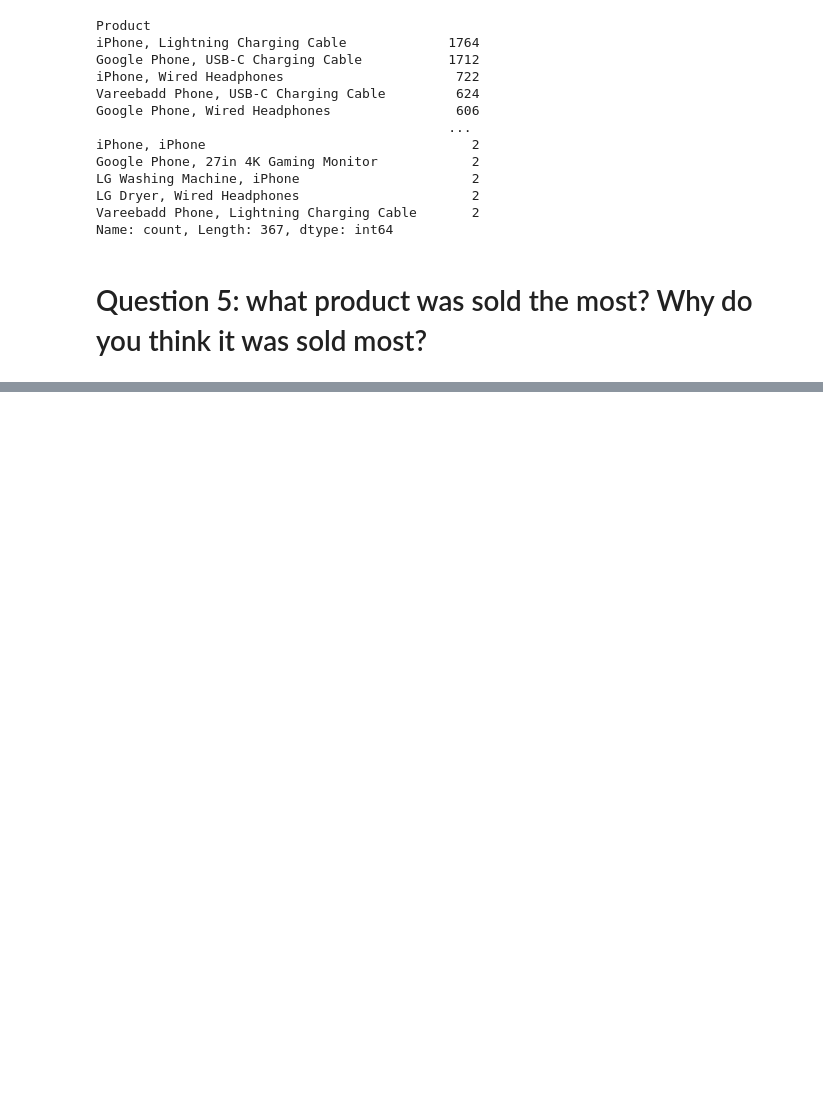
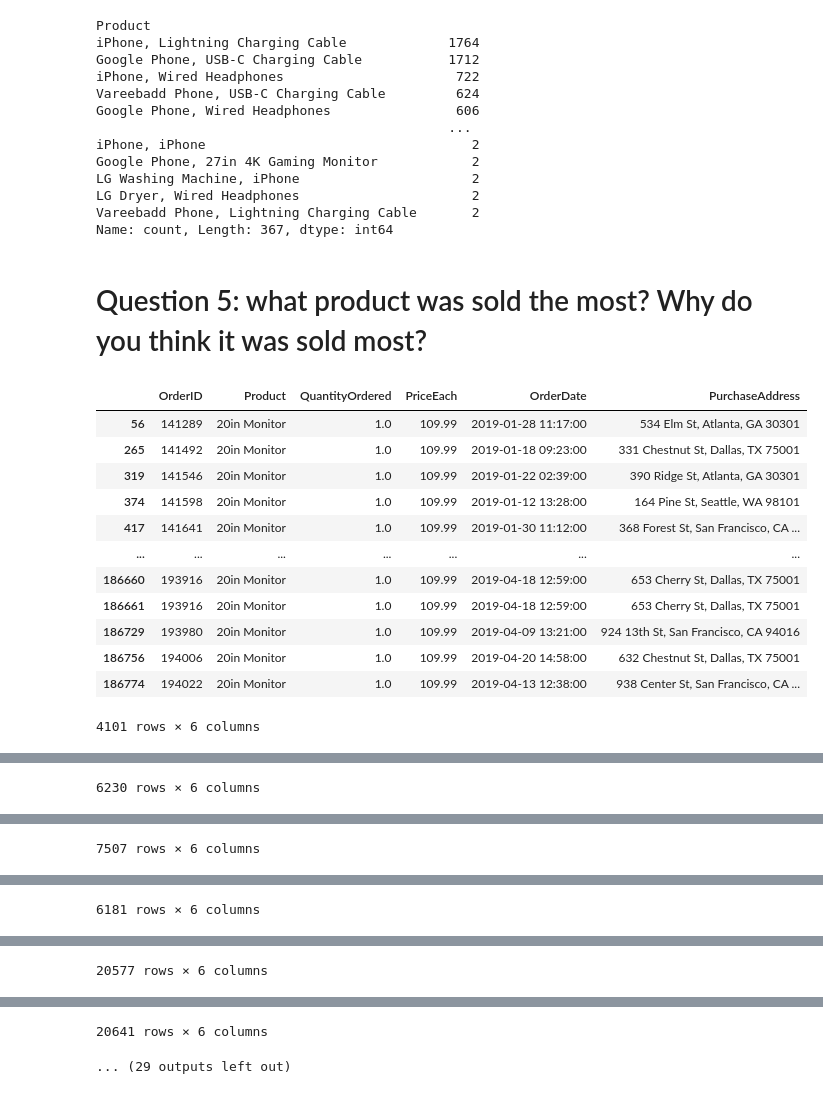
Before and after one commit to AliElneklawy/real-world-data-analysis, a Jupyter notebook: sales_analysis.ipynb, the cells around one changed output, grey strips where cells are left out. Drawn from its saved outputs; the diff is of its cells as text; code cells hidden in the pictures; blank space fills up the shorter version.

```diff
--- a/sales_analysis.ipynb
+++ b/sales_analysis.ipynb
@@ -166,3 +166,21 @@ Name: count, Length: 367, dtype: int64
 # ANS: the 2 most products sold together are iPhone and Lightning Charging Cable
 # %% [markdown]
 # Question 5: what product was sold the most? Why do you think it was sold most?
+# %%
+grouped_df = all_months.groupby(by='Product')
+# %%
+grouped_df.apply(display)
+# %% [output]
+|  | OrderID | Product | QuantityOrdered | PriceEach | OrderDate | PurchaseAddress |
+| 56 | 141289 | 20in Monitor | 1.0 | 109.99 | 2019-01-28 11:17:00 | 534 Elm St, Atlanta, GA 30301 |
+| 265 | 141492 | 20in Monitor | 1.0 | 109.99 | 2019-01-18 09:23:00 | 331 Chestnut St, Dallas, TX 75001 |
+| 319 | 141546 | 20in Monitor | 1.0 | 109.99 | 2019-01-22 02:39:00 | 390 Ridge St, Atlanta, GA 30301 |
+| 374 | 141598 | 20in Monitor | 1.0 | 109.99 | 2019-01-12 13:28:00 | 164 Pine St, Seattle, WA 98101 |
+| 417 | 141641 | 20in Monitor | 1.0 | 109.99 | 2019-01-30 11:12:00 | 368 Forest St, San Francisco, CA ... |
+| ... | ... | ... | ... | ... | ... | ... |
+| 186660 | 193916 | 20in Monitor | 1.0 | 109.99 | 2019-04-18 12:59:00 | 653 Cherry St, Dallas, TX 75001 |
+| 186661 | 193916 | 20in Monitor | 1.0 | 109.99 | 2019-04-18 12:59:00 | 653 Cherry St, Dallas, TX 75001 |
+| 186729 | 193980 | 20in Monitor | 1.0 | 109.99 | 2019-04-09 13:21:00 | 924 13th St, San Francisco, CA 94016 |
+| 186756 | 194006 | 20in Monitor | 1.0 | 109.99 | 2019-04-20 14:58:00 | 632 Chestnut St, Dallas, TX 75001 |
+| 186774 | 194022 | 20in Monitor | 1.0 | 109.99 | 2019-04-13 12:38:00 | 938 Center St, San Francisco, CA ... |
+4101 rows × 6 columns
@@ -168,0 +199 @@ Name: count, Length: 367, dtype: int64
+6230 rows × 6 columns
@@ -168,0 +212 @@ Name: count, Length: 367, dtype: int64
+7507 rows × 6 columns
@@ -168,0 +225 @@ Name: count, Length: 367, dtype: int64
+6181 rows × 6 columns
@@ -168,0 +238 @@ Name: count, Length: 367, dtype: int64
+20577 rows × 6 columns
@@ -168,0 +251,2 @@ Name: count, Length: 367, dtype: int64
+20641 rows × 6 columns
+... (29 outputs left out)
```
Also changed, not shown: parts of 7 cells of this notebook.
